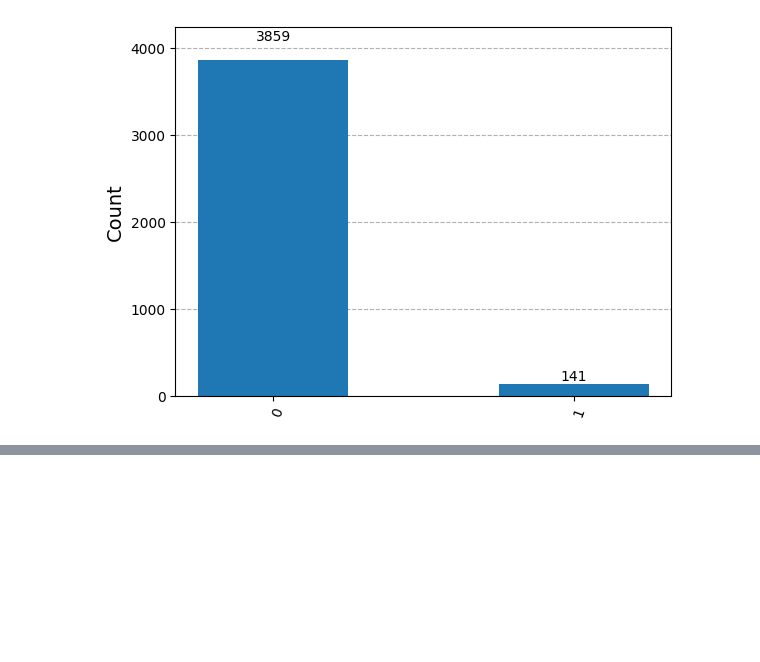
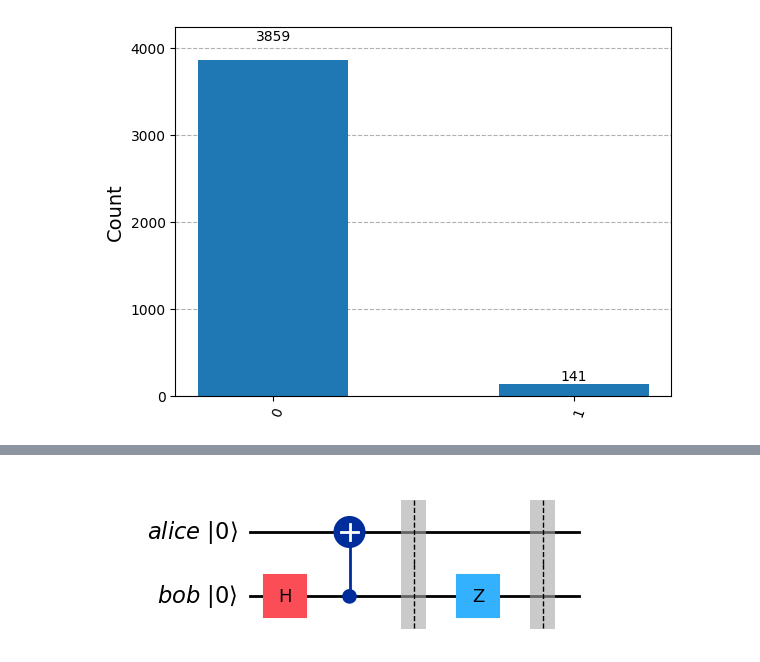
Before and after one commit to LTJ508/Quantum_Computing, a Jupyter notebook: Qiskit Practice/Qiskit_Practice_Lecture_12.ipynb, the cells around one changed output, grey strips where cells are left out. Cells and saved outputs as stored; diff of their text form; code cells hidden in the pictures; blank space fills up the shorter version.

```diff
--- a/Qiskit Practice/Qiskit_Practice_Lecture_12.ipynb
+++ b/Qiskit Practice/Qiskit_Practice_Lecture_12.ipynb
@@ -496,0 +529,16 @@ plot_histogram(counts)
+# %%
+# message to send
+message = '10'
+
+# apply gate
+if message[0] == '1':
+    superdense_coding_circuit.z(1)
+if message[1] == '1':
+    superdense_coding_circuit.x(0)
+
+superdense_coding_circuit.barrier()
+
+# draw circuit
+superdense_coding_circuit.draw(initial_state=True, output='mpl')
+# %% [output]
+[figure, added]
```
Also changed, not shown: parts of 22 cells of this notebook.
